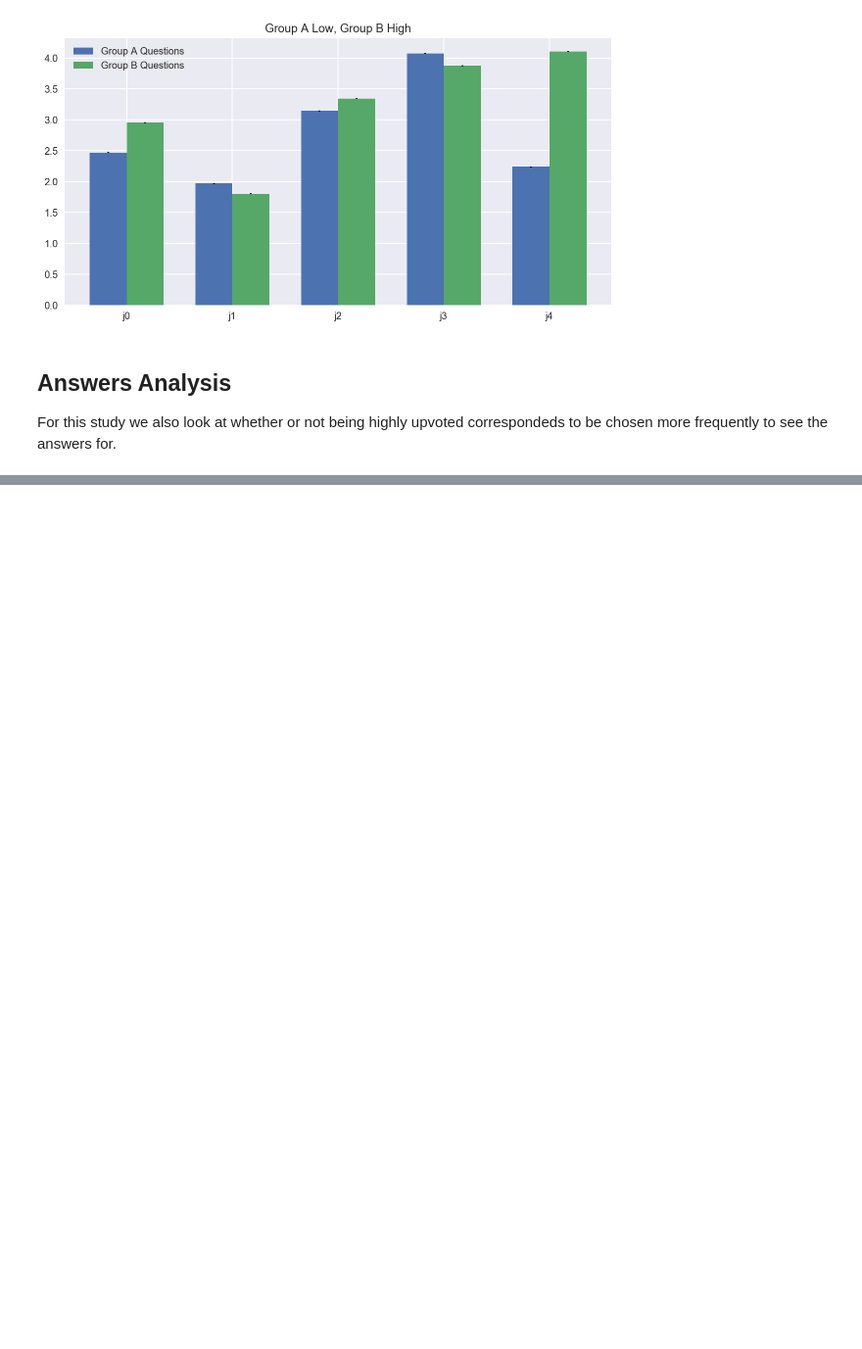
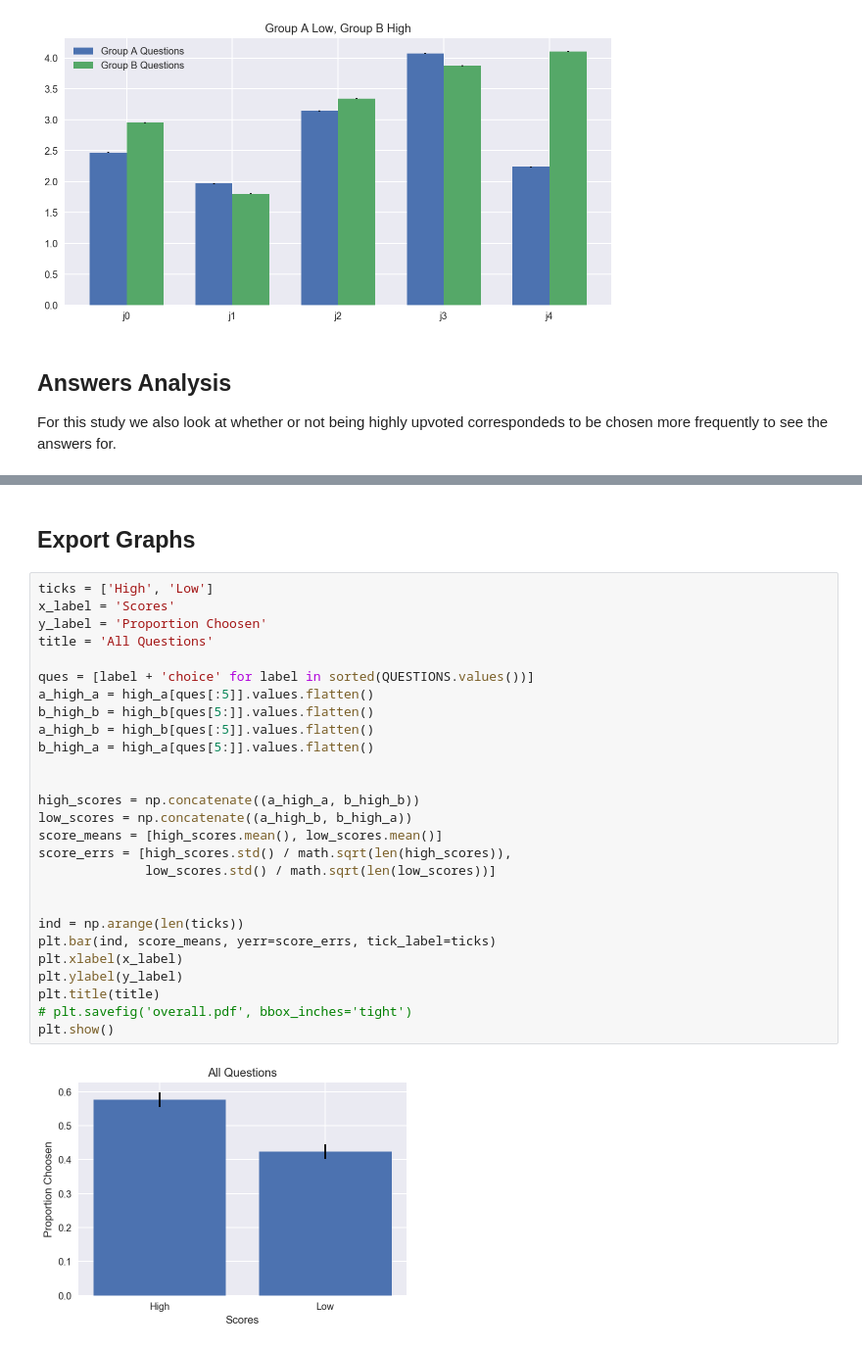
Before and after one commit to hermish/cocosci-research, a Jupyter notebook: analysis/social-follow-up.ipynb, the cells around one changed output, grey strips where cells are left out. Shown: that part at 98% size. Drawn from its saved outputs; the diff is of its cells as text; blank space fills up the shorter version.

```diff
--- a/analysis/social-follow-up.ipynb
+++ b/analysis/social-follow-up.ipynb
@@ -497,0 +549,31 @@ plt.show()
+# %% [markdown]
+## Export Graphs
+# %%
+ticks = ['High', 'Low']
+x_label = 'Scores'
+y_label = 'Proportion Choosen'
+title = 'All Questions'
+
+ques = [label + 'choice' for label in sorted(QUESTIONS.values())]
+a_high_a = high_a[ques[:5]].values.flatten()
+b_high_b = high_b[ques[5:]].values.flatten()
+a_high_b = high_b[ques[:5]].values.flatten()
+b_high_a = high_a[ques[5:]].values.flatten()
+
+
+high_scores = np.concatenate((a_high_a, b_high_b))
+low_scores = np.concatenate((a_high_b, b_high_a))
+score_means = [high_scores.mean(), low_scores.mean()]
+score_errs = [high_scores.std() / math.sqrt(len(high_scores)),
+              low_scores.std() / math.sqrt(len(low_scores))]
+
+
+ind = np.arange(len(ticks))
+plt.bar(ind, score_means, yerr=score_errs, tick_label=ticks)
+plt.xlabel(x_label)
+plt.ylabel(y_label)
+plt.title(title)
+# plt.savefig('overall.pdf', bbox_inches='tight')
+plt.show()
+# %% [output]
+[figure, added]
```
Also changed, not shown: parts of 3 cells of this notebook, 1 other file.
